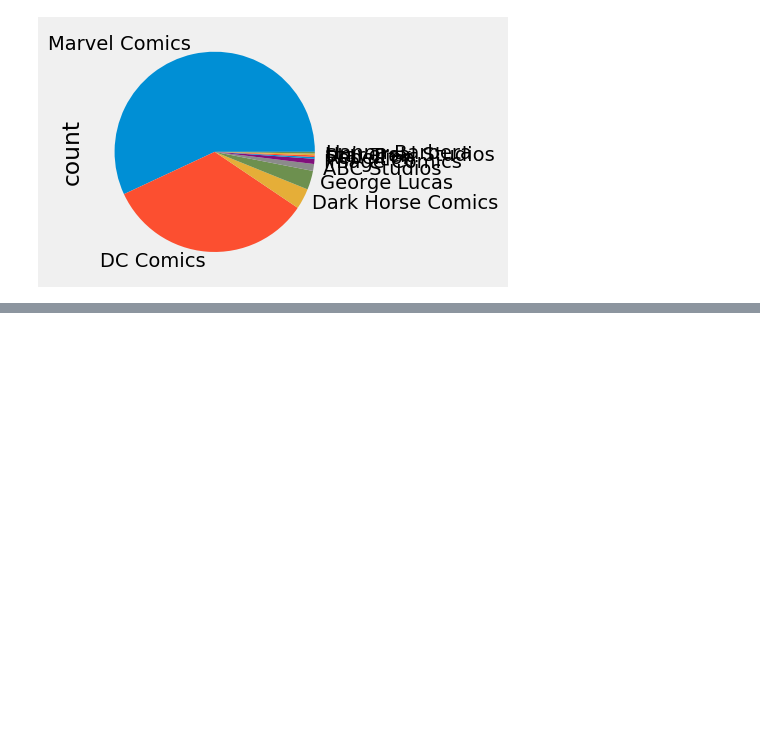
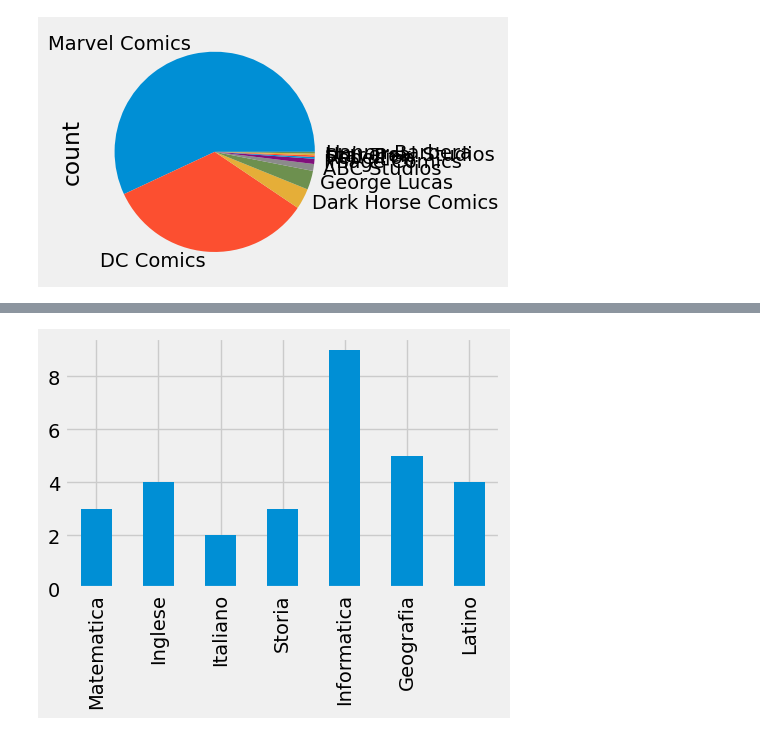
Before and after one commit to FriendlyWizard23/StatisticaL31, a Jupyter notebook: JUPYTER/TESTS.ipynb, the cells around one changed output, grey strips where cells are left out. Cells and saved outputs as stored; diff of their text form; code cells hidden in the pictures; blank space fills up the shorter version.

```diff
--- a/JUPYTER/TESTS.ipynb
+++ b/JUPYTER/TESTS.ipynb
@@ -180,3 +180,8 @@ heroes_with_year['Publisher'].value_counts().plot.pie()
 plt.show()
 # %% [output]
 [figure]
+# %%
+valori=[3,4,2,3,9,5,4]
+materie=['Matematica','Inglese','Italiano','Storia','Informatica','Geografia','Latino']
+serie=pd.Series(valori,index=materie)
+serie
@@ -182,0 +197,5 @@ plt.show()
+# %%
+serie.plot.bar()
+plt.show()
+# %% [output]
+[figure, added]
```
Also changed, not shown: parts of 1 cell of this notebook, 2 other files.
